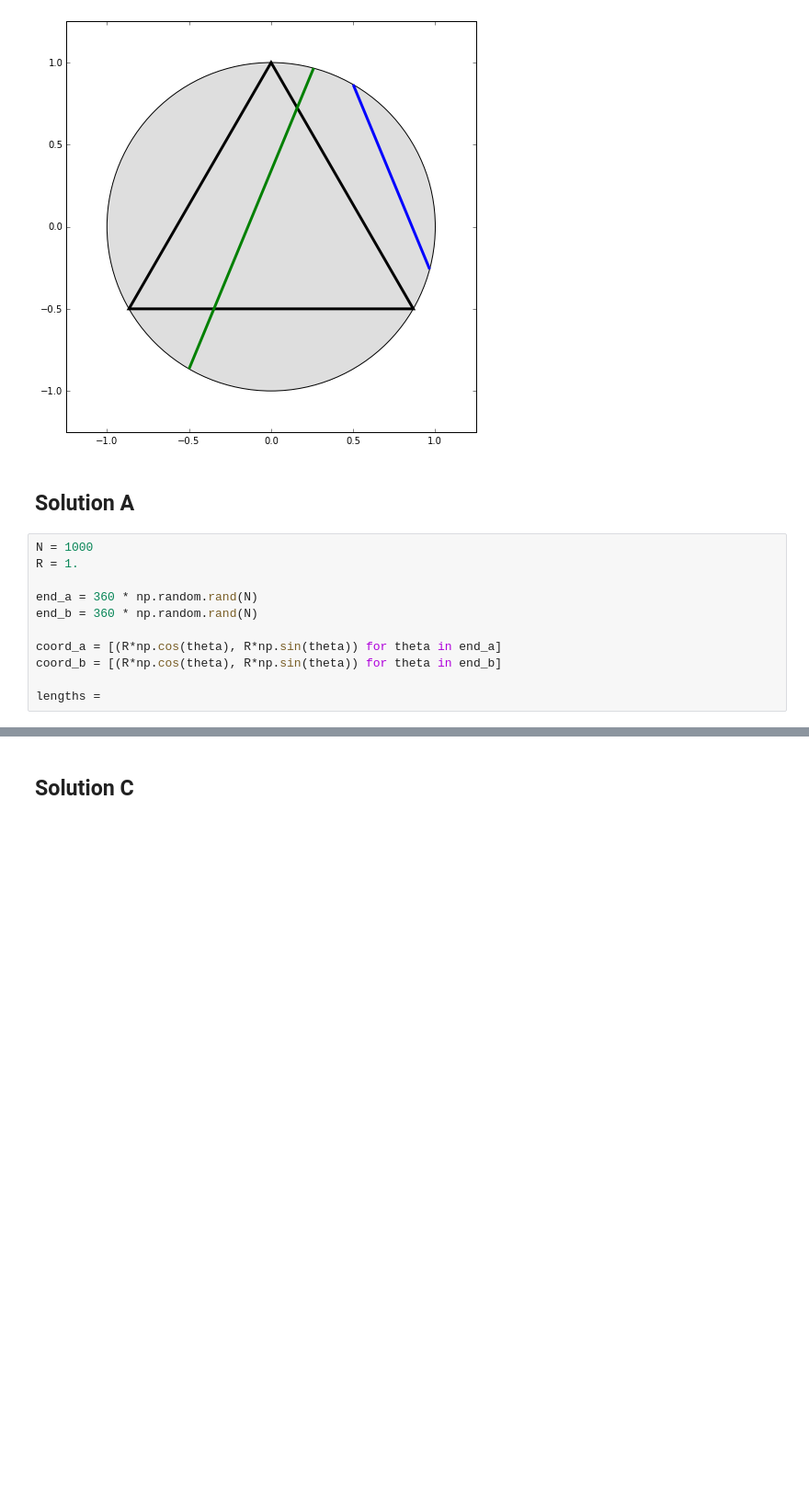
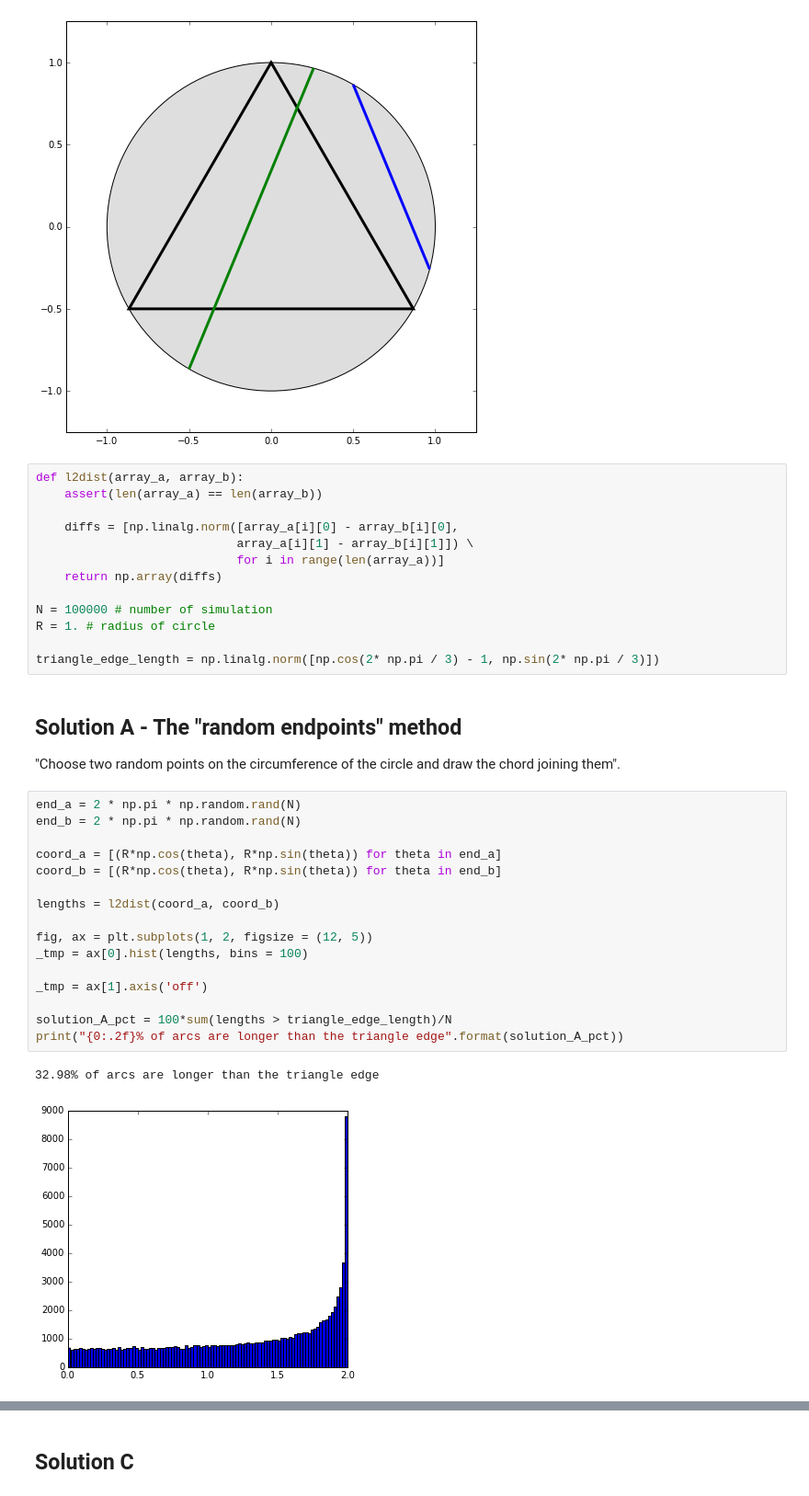
Before and after one commit to mmathioudakis/probability_playground, a Jupyter notebook: probability_playground.ipynb, the cells around one changed output, grey strips where cells are left out. Shown: that part at 92% size. Saved outputs shown, nothing was run; the diff lists cells and outputs as text; blank space fills up the shorter version.

Commit message:
added two first solutions

```diff
--- a/probability_playground.ipynb
+++ b/probability_playground.ipynb
@@ -218,16 +218,39 @@ _tmp = ax.add_patch(chord_1)
 _tmp = ax.add_patch(chord_2)
 # %% [output]
 [figure]
-# %% [markdown]
-## Solution A
+# %%
+def l2dist(array_a, array_b):
+    assert(len(array_a) == len(array_b))
+
+    diffs = [np.linalg.norm([array_a[i][0] - array_b[i][0],
+                            array_a[i][1] - array_b[i][1]]) \
+                            for i in range(len(array_a))]
+    return np.array(diffs)
+
+N = 100000 # number of simulation
+R = 1. # radius of circle
+
+triangle_edge_length = np.linalg.norm([np.cos(2* np.pi / 3) - 1, np.sin(2* np.pi / 3)])
+# %% [markdown]
+## Solution A - The "random endpoints" method
+
+"Choose two random points on the circumference of the circle and draw the chord joining them".
 # %%
-N = 1000
-R = 1.
-
-end_a = 360 * np.random.rand(N)
-end_b = 360 * np.random.rand(N)
+end_a = 2 * np.pi * np.random.rand(N)
+end_b = 2 * np.pi * np.random.rand(N)
 
 coord_a = [(R*np.cos(theta), R*np.sin(theta)) for theta in end_a]
 coord_b = [(R*np.cos(theta), R*np.sin(theta)) for theta in end_b]
 
-lengths =
+lengths = l2dist(coord_a, coord_b)
+
+fig, ax = plt.subplots(1, 2, figsize = (12, 5))
+_tmp = ax[0].hist(lengths, bins = 100)
+
+_tmp = ax[1].axis('off')
+
+solution_A_pct = 100*sum(lengths > triangle_edge_length)/N
+print("{0:.2f}% of arcs are longer than the triangle edge".format(solution_A_pct))
+# %% [output]
+32.98% of arcs are longer than the triangle edge
+[figure, added]
```
Also changed, not shown: parts of 3 cells of this notebook.
